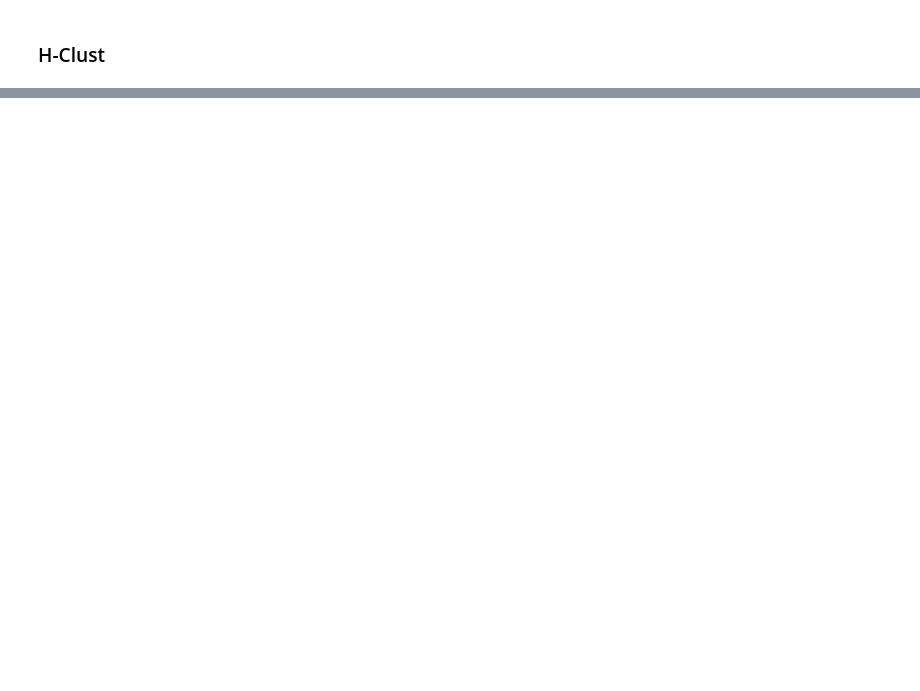
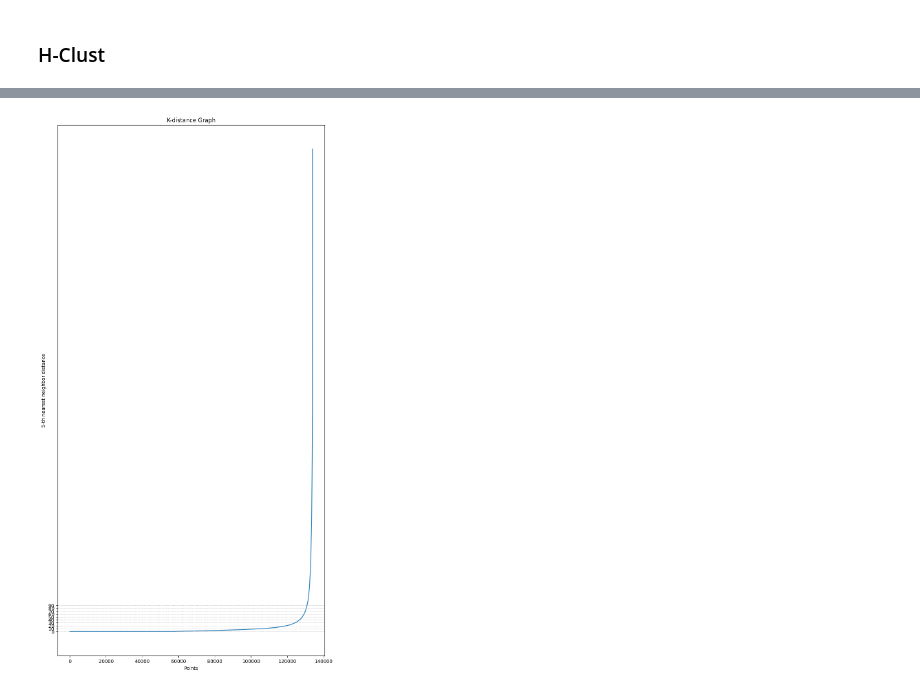
Before and after one commit to jimasr/photo-lyon, a Jupyter notebook: notebook/main.ipynb, the cells around one changed output, grey strips where cells are left out. Cells and saved outputs as stored; diff of their text form; code cells hidden in the pictures; blank space fills up the shorter version.

```diff
--- a/notebook/main.ipynb
+++ b/notebook/main.ipynb
@@ -504,0 +661,42 @@ m.save("../hierarchical.html")
+# %%
+
+from pyproj import Proj, Transformer
+
+dbscan = DBSCAN(eps=0.02, min_samples=4)
+dbscan.fit(scaled_data_df)
+data_cleaned['cluster_dbscan'] = dbscan.labels_
+
+
+
+# Définir la projection UTM pour la zone (ex: Lyon = UTM zone 31T)
+proj = Proj(proj="utm", zone=31, ellps="WGS84", datum="WGS84")
+transformer = Transformer.from_proj(Proj("epsg:4326"), proj)
+
+# Appliquer la transformation
+scaled_data_df['x'], scaled_data_df['y'] = transformer.transform(df_clustering['lat'], df_clustering['long'])
+
+
+# Afficher le résultat
+# %%
+from sklearn.neighbors import NearestNeighbors
+import numpy as np
+def plot_k_distance_graph(X, k):
+    neigh = NearestNeighbors(n_neighbors=k)
+    neigh.fit(X)
+    distances, _ = neigh.kneighbors(X)
+    distances = np.sort(distances[:, k-1])
+    plt.figure(figsize=(10, 20))
+    plt.plot(distances)
+    plt.xlabel('Points')
+    plt.ylabel(f'{k}-th nearest neighbor distance')
+    plt.title('K-distance Graph')
+
+    y_min, y_max = 0, 100
+    y_ticks = np.arange(y_min, y_max, 10)  # Création des ticks de 0.001 en 0.001
+    plt.yticks(y_ticks)
+    plt.grid(axis='y', which='both', linestyle='--', linewidth=0.5)
+    plt.show()
+# Plot k-distance graph
+plot_k_distance_graph(scaled_data_df, k=5)
+# %% [output]
+[figure, added]
```
Also changed, not shown: parts of 11 cells of this notebook, 5 other files.
